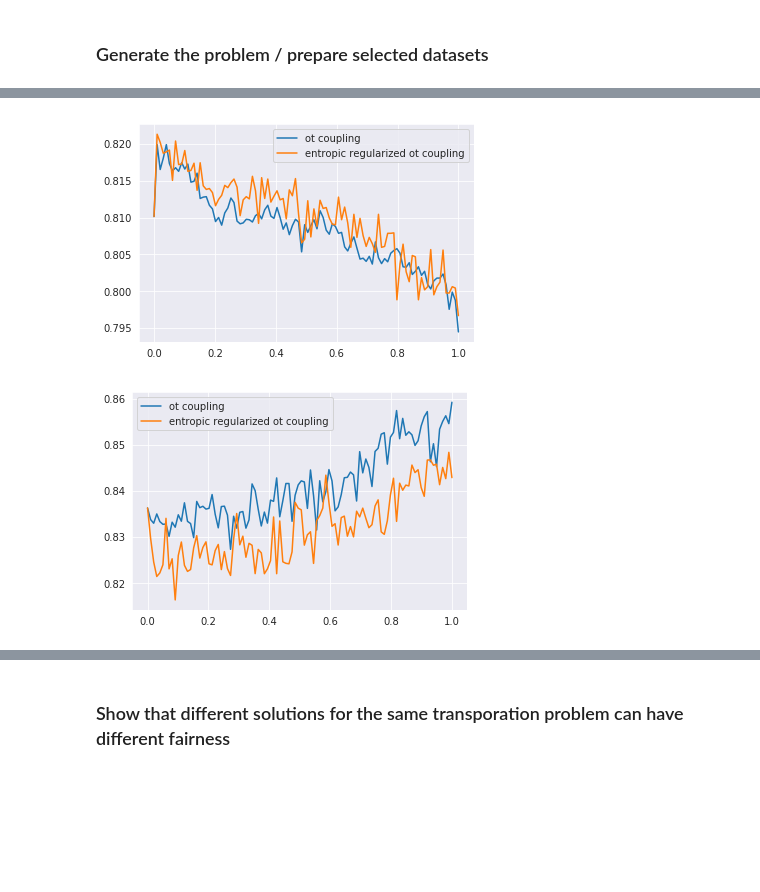
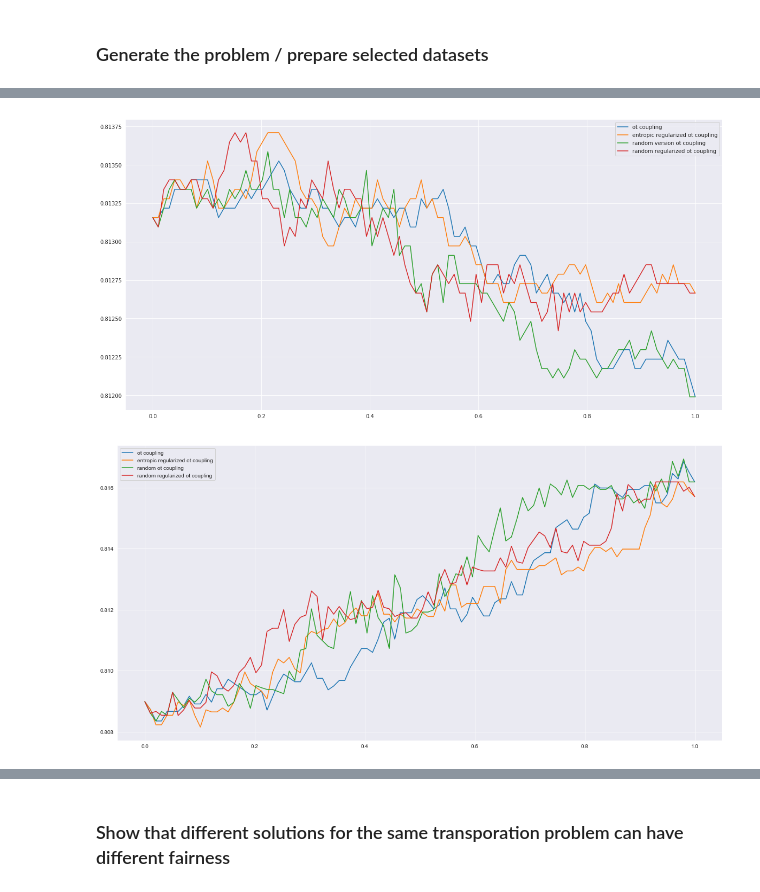
Before and after one commit to grapefroot/ot-numerical-experiments, a Jupyter notebook: notebooks/Experiments.ipynb, the cells around one changed output, grey strips where cells are left out. Cells and saved outputs as stored; diff of their text form; code cells hidden in the pictures; blank space fills up the shorter version.

Commit message:
random repair

```diff
--- a/notebooks/Experiments.ipynb
+++ b/notebooks/Experiments.ipynb
@@ -156,7 +155,23 @@ def partial_repair(interpolation_weight, data_first, data_second, y, coupling, w
     y_mapped_0 = y[gender_train == 'Male']
     y_mapped_1 = y[gender_train == 'Female']
     return np.concatenate(
-        (interpolation_weight * mapped_class_0 + (1 - interpolation_weight) * data_first, interpolation_weight * mapped_class_1 + (1 - interpolation_weight) * data_second)), np.concatenate((y_mapped_0, y_mapped_1))
+        (interpolation_weight * mapped_class_0 + (1 - interpolation_weight) * data_first,
+         interpolation_weight * mapped_class_1 + (1 - interpolation_weight) * data_second)), np.concatenate((y_mapped_0, y_mapped_1))
+# %%
+def random_repair(interpolation_weight, theta, data_first, data_second, y, coupling, weights=[0.5, 0.5]):
+    mapped_class_0, mapped_class_1 = construct_map(weights, data_first, data_second, coupling)
+    y_mapped_0 = y[gender_train == 'Male']
+    y_mapped_1 = y[gender_train == 'Female']
+
+    selector_0 = np.random.binomial(1, theta, size=data_first.shape[0]) == 1
+    selector_1 = np.random.binomial(1, theta, size=data_second.shape[0]) == 1
+
+    data_first[selector_0] = interpolation_weight * mapped_class_0[selector_0] + (1 - interpolation_weight) * data_first[selector_0]
+    data_second[selector_1] = interpolation_weight * mapped_class_1[selector_1] + (1 - interpolation_weight) * data_second[selector_1]
+
+    return np.concatenate(
+    (interpolation_weight * mapped_class_0 + (1 - interpolation_weight) * data_first,
+     interpolation_weight * mapped_class_1 + (1 - interpolation_weight) * data_second)), np.concatenate((y_mapped_0, y_mapped_1))
 # %%
 from tqdm import tqdm_notebook
 # %%
@@ -195,3 +210,15 @@ for repair_value in tqdm_notebook(np.linspace(0, 1, num=num)):
     dims_1.append(disparate_im)
 # %% [output]
 [interactive output not drawn]
+# %%
+acs_2 = []
+dims_2 = []
+
+for repair_value in tqdm_notebook(np.linspace(0, 1, num=num)):
+    X_new, y_new = random_repair(repair_value, 0.5, data_train[gender_train == 'Male'], data_train[gender_train == 'Female'], y_train, coupling)
+    clf1 = clone(clf_base)
+    clf1.fit(X_new, y_new)
+    accuracy_sc = accuracy_score(y_test, clf1.predict(data_test))
+    disparate_im = disparate_impact(clf1.predict(data_test), gender_binary)
+    acs_2.append(accuracy_sc)
+    dims_2.append(disparate_im)
@@ -197,0 +227,12 @@ for repair_value in tqdm_notebook(np.linspace(0, 1, num=num)):
+# %%
+acs_3 = []
+dims_3 = []
+
+for repair_value in tqdm_notebook(np.linspace(0, 1, num=num)):
+    X_new, y_new = random_repair(repair_value, 0.5, data_train[gender_train == 'Male'], data_train[gender_train == 'Female'], y_train, coupling1)
+    clf1 = clone(clf_base)
+    clf1.fit(X_new, y_new)
+    accuracy_sc = accuracy_score(y_test, clf1.predict(data_test))
+    disparate_im = disparate_impact(clf1.predict(data_test), gender_binary)
+    acs_3.append(accuracy_sc)
+    dims_3.append(disparate_im)
@@ -198,17 +241,24 @@ for repair_value in tqdm_notebook(np.linspace(0, 1, num=num)):
 # %%
 with sns.axes_style('darkgrid'):
+    plt.figure(figsize=(20, 10))
     plt.plot(np.linspace(0, 1, num), acs, label='ot coupling')
     plt.plot(np.linspace(0, 1, num), acs_1, label='entropic regularized ot coupling')
+    plt.plot(np.linspace(0, 1, num), acs_2, label='random version ot coupling')
+    plt.plot(np.linspace(0, 1, num), acs_3, label='random regularized ot coupling')
     plt.legend()
 # %% [output]
-[figure, old version]
+[figure, new version]
 # %%
 with sns.axes_style('darkgrid'):
+    plt.figure(figsize=(20, 10))
     plt.plot(np.linspace(0, 1, num), dims, label='ot coupling')
     plt.plot(np.linspace(0, 1, num), dims_1, label='entropic regularized ot coupling')
+    plt.plot(np.linspace(0, 1, num), dims_2, label='random ot coupling')
+    plt.plot(np.linspace(0, 1, num), dims_3, label='random regularized ot coupling')
     plt.legend()
+    plt.show()
 # %% [output]
-[figure, old version]
+[figure, new version]
 # %%
 X_new, y_new = partial_repair(0.6, data_train[gender_train == 'Male'], data_train[gender_train == 'Female'], y_train, coupling1)
 # %%
```
Also changed, not shown: parts of 12 cells of this notebook.
